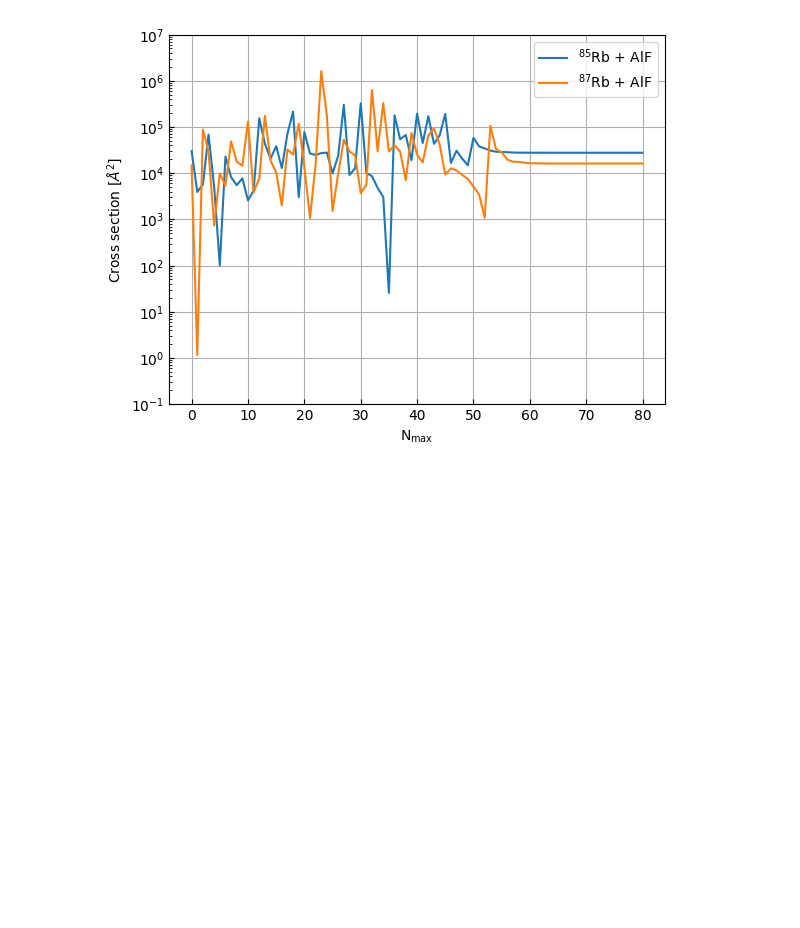
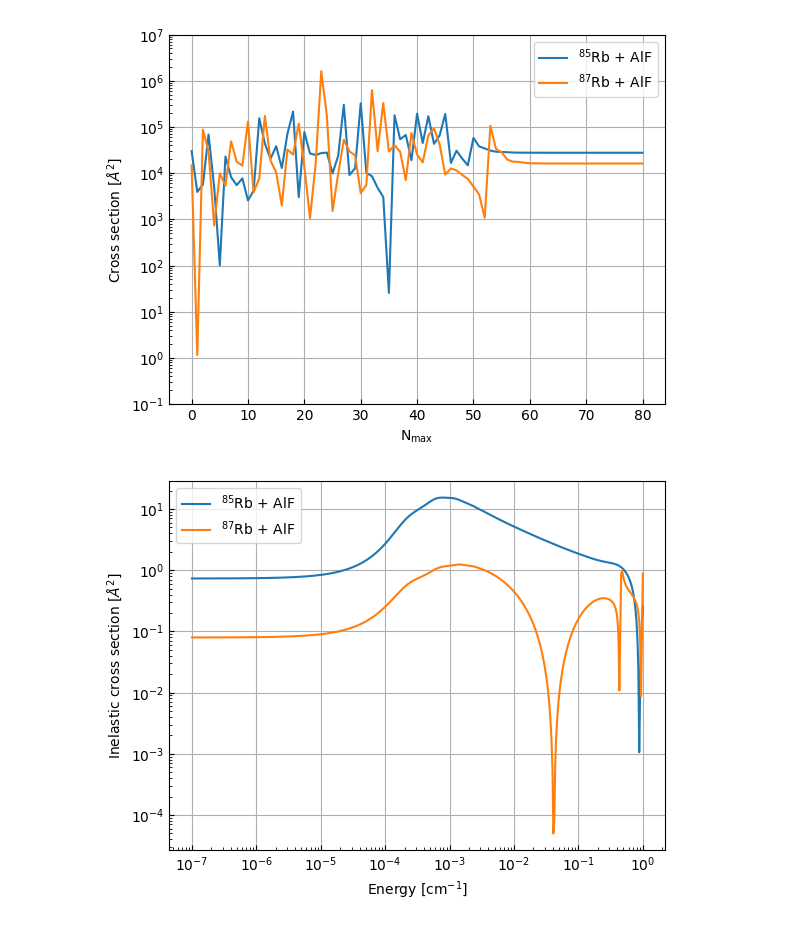
Before and after one commit to Wleter/quantum-rs, a Jupyter notebook: scattering-problems/analysis/spinless_srf_rb.ipynb, the cells around one changed output. Saved outputs shown, nothing was run; the diff lists cells and outputs as text; code cells hidden in the pictures; blank space fills up the shorter version.

Commit message:
small clears, inelastic alf_rb and report

```diff
--- a/scattering-problems/analysis/spinless_srf_rb.ipynb
+++ b/scattering-problems/analysis/spinless_srf_rb.ipynb
@@ -85,3 +85,19 @@ ax.legend();
 fig.savefig(f"{SAVE_PATH}/spinless_AlF_Rb_n_max_dependence.pdf")
 # %% [output]
 [figure]
+# %%
+fig, ax = utility.plot()
+ax.set_xlabel(r"Energy [cm$^{-1}$]")
+ax.set_ylabel(r"Inelastic cross section [$\AA^2$]")
+ax.set_xscale("log")
+ax.set_yscale("log")
+
+data = utility.load(f"{DATA_PATH}/AlF_Rb_inelastic_section_false.dat")
+ax.plot(data[:, 0], data[:, 1], label="$^{85}$Rb + AlF")
+
+data = utility.load(f"{DATA_PATH}/AlF_Rb_inelastic_section_true.dat")
+ax.plot(data[:, 0], data[:, 1], label="$^{87}$Rb + AlF")
+
+ax.legend();
+# %% [output]
+[figure, added]
```
Also changed, not shown: parts of 1 cell of this notebook, 26 other files.
